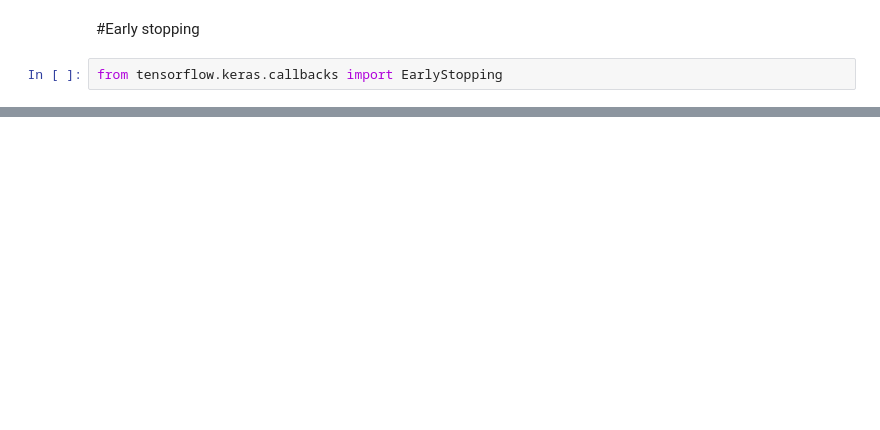
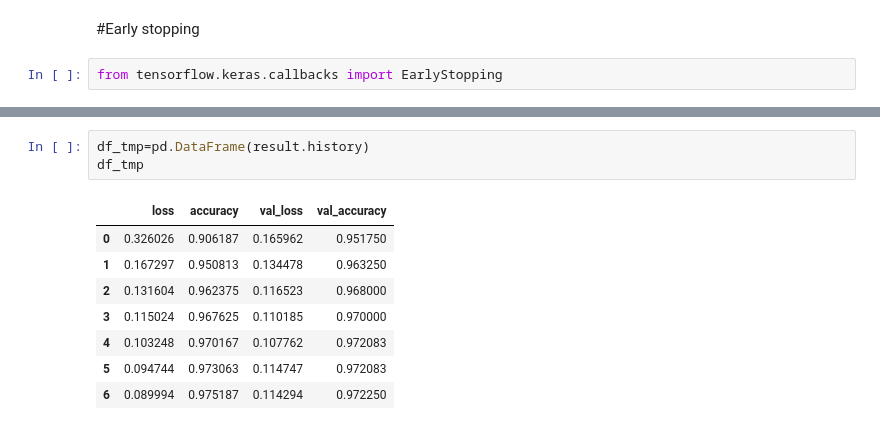
Before and after one commit to Kamilgol/Python2A, a Jupyter notebook: pad0910_ann_callback.ipynb, the cells around one changed output, grey strips where cells are left out. Drawn from its saved outputs; the diff is of its cells as text; blank space fills up the shorter version.

```diff
--- a/pad0910_ann_callback.ipynb
+++ b/pad0910_ann_callback.ipynb
@@ -186,0 +188,12 @@ KeyboardInterrupt
+# %%
+df_tmp=pd.DataFrame(result.history)
+df_tmp
+# %% [output]
+|  | loss | accuracy | val_loss | val_accuracy |
+| 0 | 0.326026 | 0.906187 | 0.165962 | 0.951750 |
+| 1 | 0.167297 | 0.950813 | 0.134478 | 0.963250 |
+| 2 | 0.131604 | 0.962375 | 0.116523 | 0.968000 |
+| 3 | 0.115024 | 0.967625 | 0.110185 | 0.970000 |
+| 4 | 0.103248 | 0.970167 | 0.107762 | 0.972083 |
+| 5 | 0.094744 | 0.973063 | 0.114747 | 0.972083 |
+| 6 | 0.089994 | 0.975187 | 0.114294 | 0.972250 |
```
Also changed, not shown: parts of 6 cells of this notebook.
